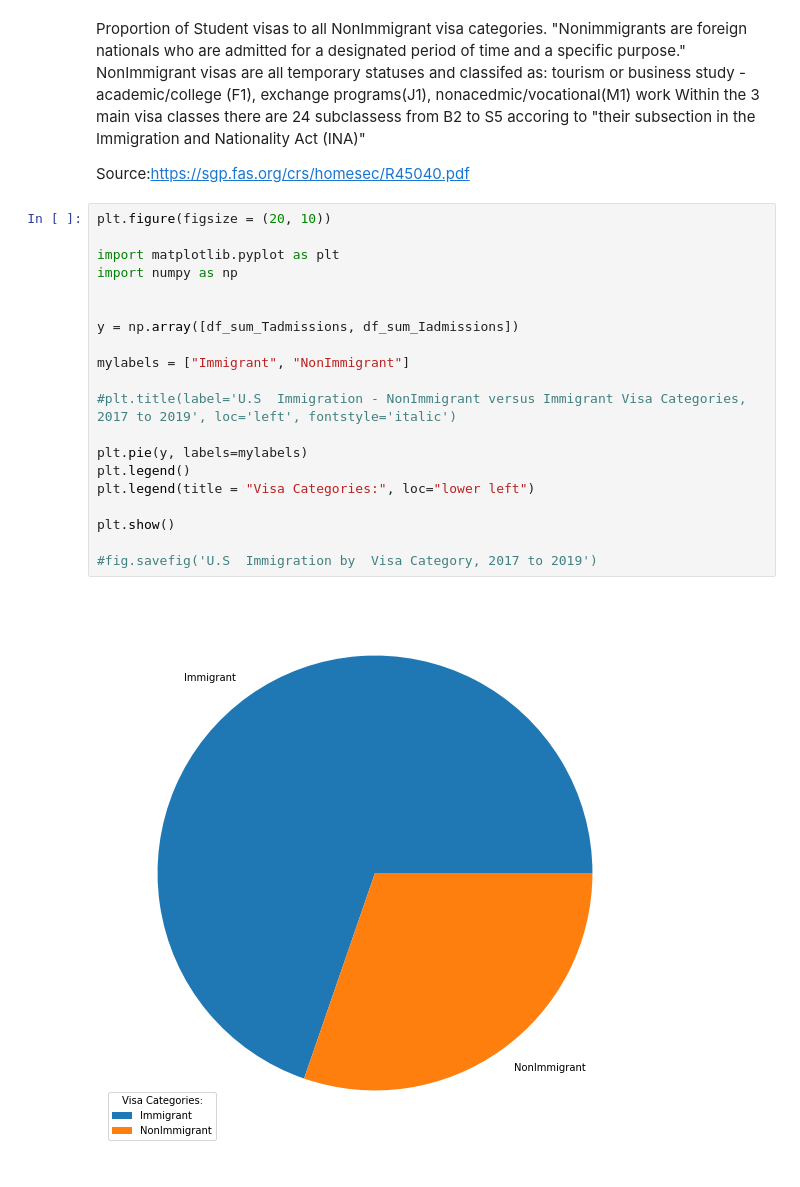
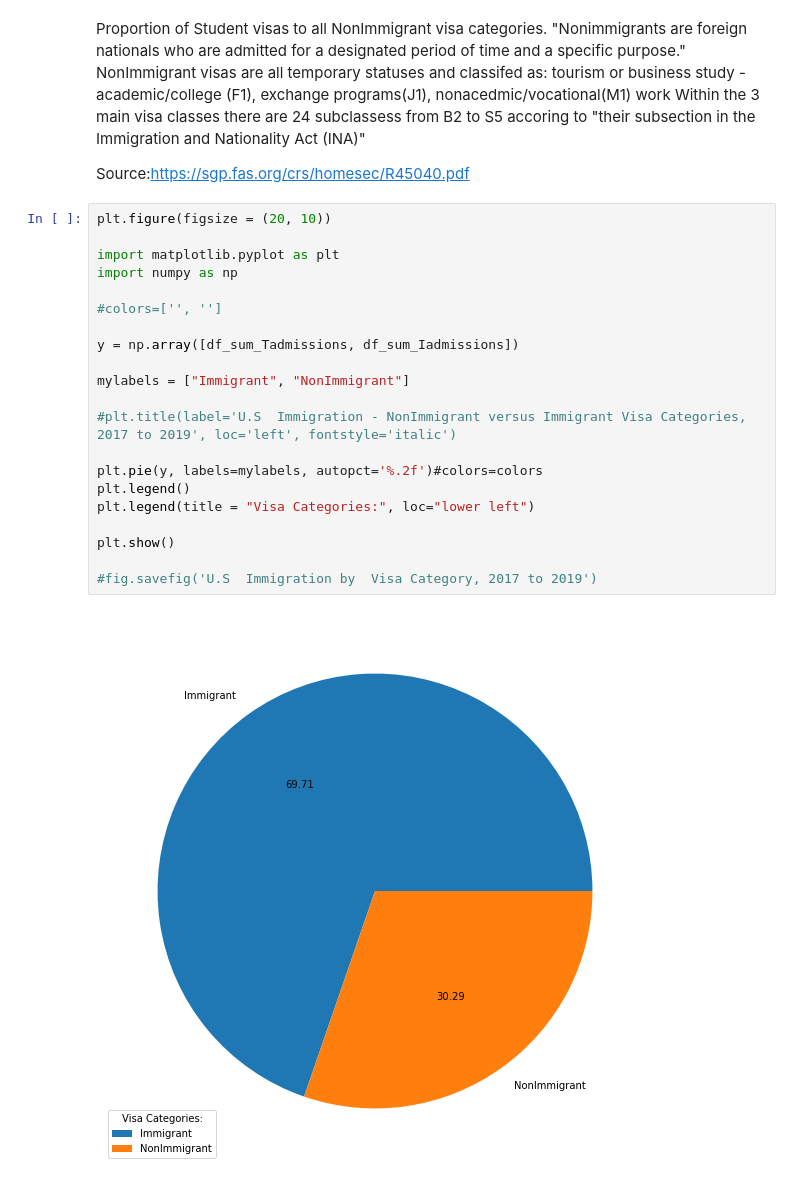
Before and after one commit to jojuka/Capstone, a Jupyter notebook: notebooks/Total Admissions by Category 2017 to 2019.ipynb, the cells around one changed output. Cells and saved outputs as stored; diff of their text form.

```diff
--- a/notebooks/Total Admissions by Category 2017 to 2019.ipynb
+++ b/notebooks/Total Admissions by Category 2017 to 2019.ipynb
@@ -236,22 +245,23 @@ Source:https://sgp.fas.org/crs/homesec/R45040.pdf
 # %%
 plt.figure(figsize = (20, 10))
 
 import matplotlib.pyplot as plt
 import numpy as np
 
+#colors=['', '']
 
 y = np.array([df_sum_Tadmissions, df_sum_Iadmissions])
 
 mylabels = ["Immigrant", "NonImmigrant"]
 
 #plt.title(label='U.S  Immigration - NonImmigrant versus Immigrant Visa Categories, 2017 to 2019', loc='left', fontstyle='italic')
 
-plt.pie(y, labels=mylabels)
+plt.pie(y, labels=mylabels, autopct='%.2f')#colors=colors
 plt.legend()
 plt.legend(title = "Visa Categories:", loc="lower left")
 
 plt.show()
 
 #fig.savefig('U.S  Immigration by  Visa Category, 2017 to 2019')
 # %% [output]
-[figure, old version]
+[figure, new version]
```
Also changed, not shown: parts of 4 cells of this notebook, 4 other files.
